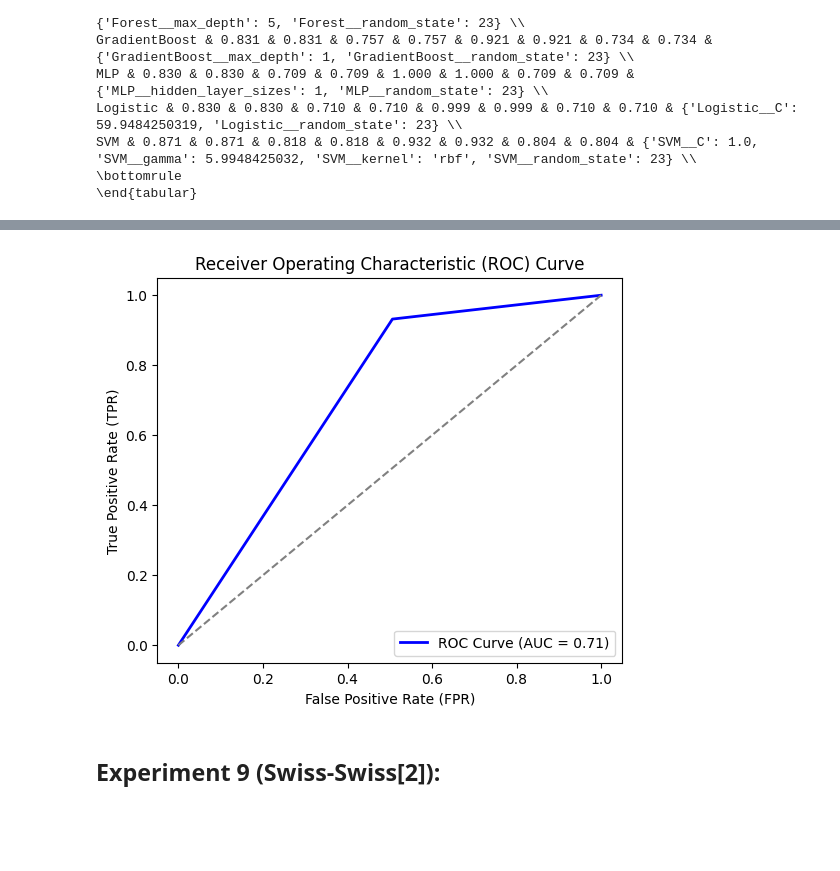
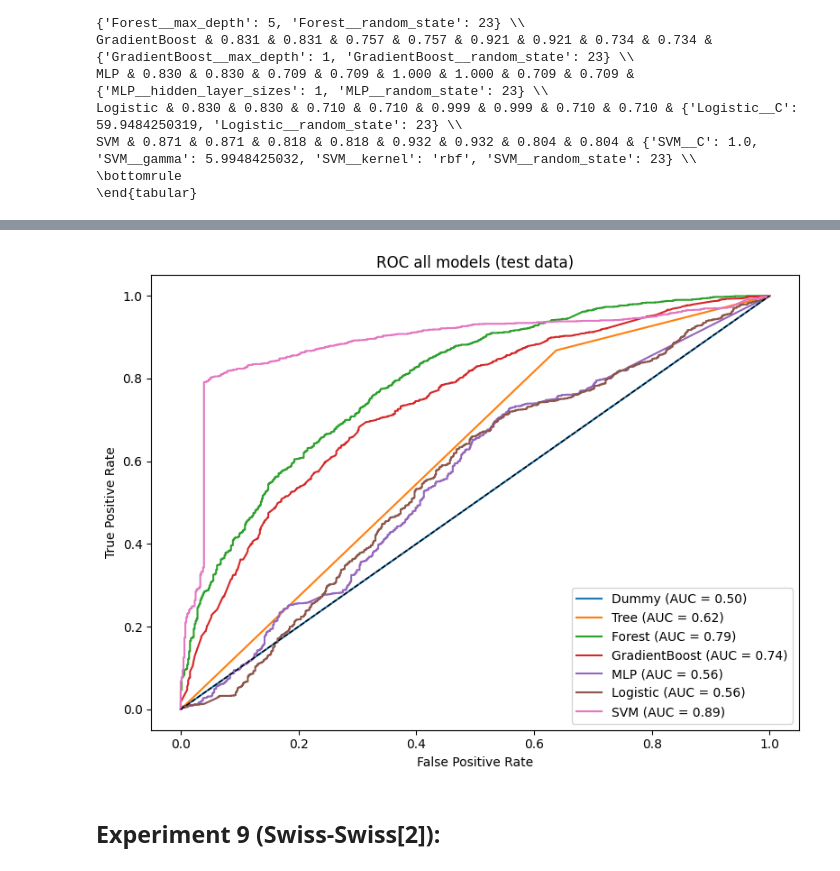
Before and after one commit to qstaudinger/collusion_temporal_signal, a Jupyter notebook: 02_models.ipynb, the cells around one changed output, grey strips where cells are left out. Drawn from its saved outputs; the diff is of its cells as text; code cells hidden in the pictures; blank space fills up the shorter version.

```diff
--- a/02_models.ipynb
+++ b/02_models.ipynb
@@ -507,3 +520,18 @@ def MLevalTUD(X_train, X_test, y_train, y_test, configuration):
+# %%
+def plot_confusion(y_true, y_pred, title="", filename=None):
+    from sklearn.metrics import ConfusionMatrixDisplay
+    import matplotlib.pyplot as plt
+
+    cm = confusion_matrix(y_true, y_pred)
+    disp = ConfusionMatrixDisplay(confusion_matrix=cm)
+    disp.plot(cmap="Blues")
+    plt.title(title)
+    plt.tight_layout()
+    if filename:
+        plt.savefig(filename, bbox_inches='tight')
+        plt.close()
+    else:
+        plt.show()
 # %% [markdown]
 ## Experiment 7 (Swiss[1]-Swiss[2]):
 # %%
@@ -752,19 +799,36 @@ for marker in ['CV', 'SPD', 'DIFFP', 'RD', 'KURT', 'SKEW', 'KSTEST']:
 # %%
-# Calculate the ROC curve
-fpr, tpr, thresholds = roc_curve(y_test, y_pred)
+from sklearn.metrics import roc_curve, auc
+import matplotlib.pyplot as plt
 
-# Calculate the AUC (Area Under the Curve)
-roc_auc = auc(fpr, tpr)
+def plot_all_roc(y_true, proba_dict, title="ROC Vergleich", savepath=None):
+    plt.figure(figsize=(8, 6))
+    for name, proba in proba_dict.items():
+        fpr, tpr, _ = roc_curve(y_true, proba)
+        roc_auc = auc(fpr, tpr)
+        plt.plot(fpr, tpr, label=f"{name} (AUC = {roc_auc:.2f})")
+    plt.plot([0, 1], [0, 1], "k--", lw=1)
+    plt.xlabel("False Positive Rate")
+    plt.ylabel("True Positive Rate")
+    plt.title(title)
+    plt.legend(loc="lower right")
+    plt.tight_layout()
+    if savepath:
+        plt.savefig(savepath, bbox_inches='tight', dpi=150)
+        plt.show()
+        plt.close()
 
-# Plotting the ROC curve
-plt.figure(figsize=(6, 5))
-plt.plot(fpr, tpr, color='blue', lw=2, label=f'ROC Curve (AUC = {roc_auc:.2f})')
-plt.plot([0, 1], [0, 1], color='gray', linestyle='--')  # Diagonale Linie (zufällige Klassifizierung)
-plt.xlabel('False Positive Rate (FPR)')
-plt.ylabel('True Positive Rate (TPR)')
-plt.title('Receiver Operating Characteristic (ROC) Curve')
-plt.legend(loc='lower right')
-plt.savefig(f"graphs/ROC/exp8_hist.png", dpi=300, bbox_inches='tight')  # <- export
-plt.show()
+    else:
+        plt.show()
+
+
+# Anwendung:
+results_exp8, preds_test, preds_train, proba_test, proba_train, _, _  = MLevalTUD(X_train, X_test, y_train, y_test, conf_ML)
+
+plot_all_roc(
+    y_test,
+    proba_test,
+    title="ROC all models (test data)",
+    savepath="graphs/ROC/ROC_all_models_exp8.png"
+)
 # %% [output]
-[figure, old version]
+[figure, new version]
```
Also changed, not shown: parts of 16 cells of this notebook.
